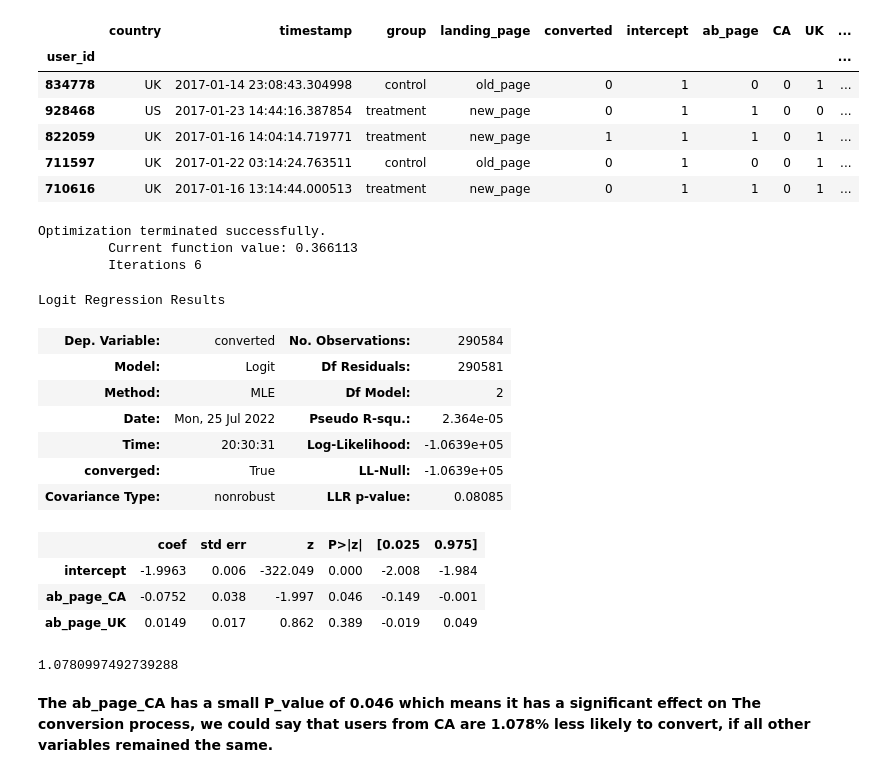
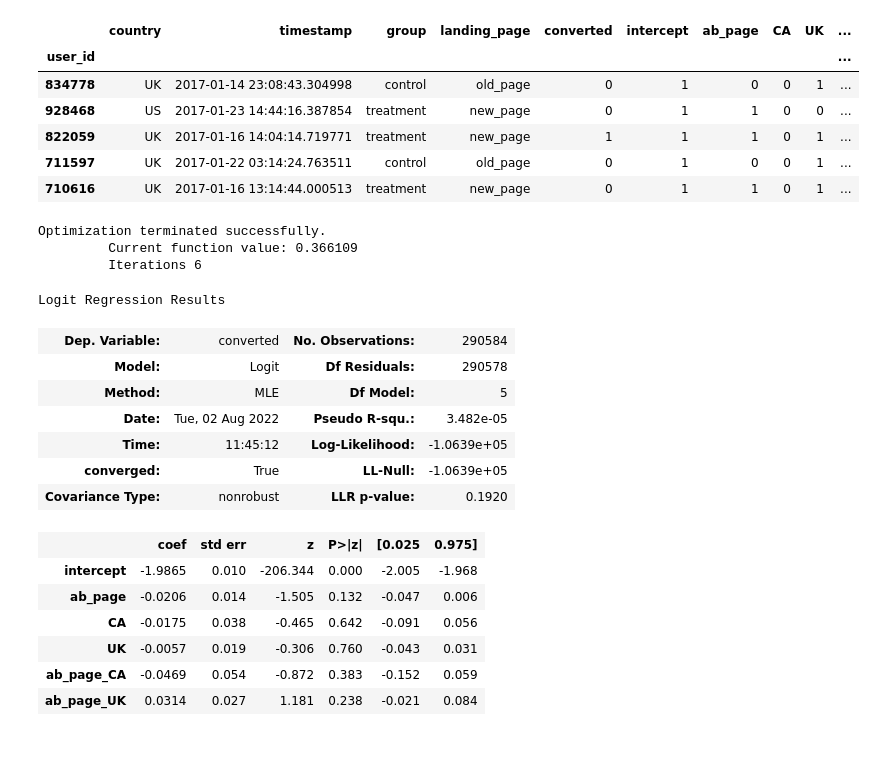
Before and after one commit to mgonline86/Analyze-AB-Test-Results, a Jupyter notebook: Analyze_ab_test_results_notebook.ipynb, the cells around one changed output. Drawn from its saved outputs; the diff is of its cells as text; code cells hidden in the pictures; blank space fills up the shorter version.

```diff
--- a/Analyze_ab_test_results_notebook.ipynb
+++ b/Analyze_ab_test_results_notebook.ipynb
@@ -384,8 +383,8 @@ countries_df.groupby("country").count()
 | UK | 72466 |
 | US | 203619 |
 # %%
-df_new = countries_df.set_index('user_id').join(df2.set_index('user_id'), how='inner')
-df_new.head()
+df2 = countries_df.set_index('user_id').join(df2.set_index('user_id'), how='inner')
+df2.head()
 # %% [output]
 |  | country | timestamp | group | landing_page | converted | intercept | ab_page |
 | user_id |  |  |  |  |  |  |  |
@@ -396,8 +395,8 @@ df_new.head()
 | 710616 | UK | 2017-01-16 13:14:44.000513 | treatment | new_page | 0 | 1 | 1 |
 # %%
 ### Create the necessary dummy variables
-df_new[['CA', 'UK']] = pd.get_dummies(df_new['country'])[['CA','UK']]
-df_new.head()
+df2[['CA', 'UK']] = pd.get_dummies(df2['country'])[['CA','UK']]
+df2.head()
 # %% [output]
 |  | country | timestamp | group | landing_page | converted | intercept | ab_page | CA | UK |
 | user_id |  |  |  |  |  |  |  |  |  |
@@ -412,9 +438,9 @@ h. Though you have now looked at the individual factors of country and page on c
 Provide the summary results, and your conclusions based on the results.
 # %%
 # Adding Necessary Additional Columns
-df_new['ab_page_CA'] = df_new['ab_page'] * df_new['CA']
-df_new['ab_page_UK'] = df_new['ab_page'] * df_new['UK']
-df_new.head()
+df2['ab_page_CA'] = df2['ab_page'] * df2['CA']
+df2['ab_page_UK'] = df2['ab_page'] * df2['UK']
+df2.head()
 # %% [output]
 |  | country | timestamp | group | landing_page | converted | intercept | ab_page | CA | UK | ... |
 | user_id |  |  |  |  |  |  |  |  |  | ... |
@@ -425,28 +451,25 @@ df_new.head()
 | 710616 | UK | 2017-01-16 13:14:44.000513 | treatment | new_page | 0 | 1 | 1 | 0 | 1 | ... |
 # %%
 ### Fit Your Linear Model And Obtain the Results
-m_3 = sm.Logit(df_new['converted'], df_new[['intercept', 'ab_page_CA', 'ab_page_UK']])
+m_3 = sm.Logit(df2['converted'], df2[['intercept','ab_page', 'CA', 'UK', 'ab_page_CA', 'ab_page_UK']])
 results_3 = m_3.fit()
 results_3.summary()
 # %% [output]
 Optimization terminated successfully.
-         Current function value: 0.366113
+         Current function value: 0.366109
          Iterations 6
 Logit Regression Results
 | Dep. Variable: | converted | No. Observations: | 290584 |
-| Model: | Logit | Df Residuals: | 290581 |
-| Method: | MLE | Df Model: | 2 |
-| Date: | Mon, 25 Jul 2022 | Pseudo R-squ.: | 2.364e-05 |
-| Time: | 20:30:31 | Log-Likelihood: | -1.0639e+05 |
+| Model: | Logit | Df Residuals: | 290578 |
+| Method: | MLE | Df Model: | 5 |
+| Date: | Tue, 02 Aug 2022 | Pseudo R-squ.: | 3.482e-05 |
+| Time: | 11:45:12 | Log-Likelihood: | -1.0639e+05 |
 | converged: | True | LL-Null: | -1.0639e+05 |
-| Covariance Type: | nonrobust | LLR p-value: | 0.08085 |
+| Covariance Type: | nonrobust | LLR p-value: | 0.1920 |
 |  | coef | std err | z | P>|z| | [0.025 | 0.975] |
-| intercept | -1.9963 | 0.006 | -322.049 | 0.000 | -2.008 | -1.984 |
-| ab_page_CA | -0.0752 | 0.038 | -1.997 | 0.046 | -0.149 | -0.001 |
-| ab_page_UK | 0.0149 | 0.017 | 0.862 | 0.389 | -0.019 | 0.049 |
+| intercept | -1.9865 | 0.010 | -206.344 | 0.000 | -2.005 | -1.968 |
+| ab_page | -0.0206 | 0.014 | -1.505 | 0.132 | -0.047 | 0.006 |
+| CA | -0.0175 | 0.038 | -0.465 | 0.642 | -0.091 | 0.056 |
+| UK | -0.0057 | 0.019 | -0.306 | 0.760 | -0.043 | 0.031 |
+| ab_page_CA | -0.0469 | 0.054 | -0.872 | 0.383 | -0.152 | 0.059 |
+| ab_page_UK | 0.0314 | 0.027 | 1.181 | 0.238 | -0.021 | 0.084 |
-# %%
-1/np.exp(-0.0752)
-# %% [output]
-1.0780997492739288
-# %% [markdown]
-**The ab_page_CA has a small P_value of 0.046 which means it has a significant effect on The conversion process, we could say that users from CA are 1.078% less likely to convert, if all other variables remained the same.**
```
Also changed, not shown: parts of 20 cells of this notebook.
